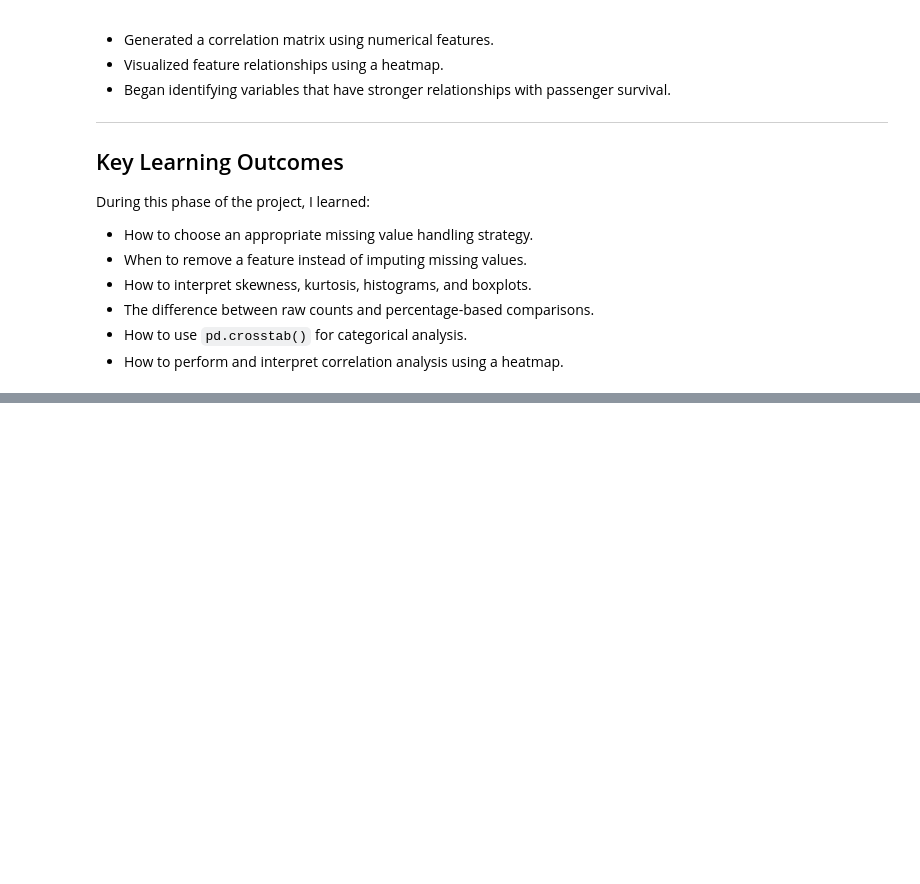
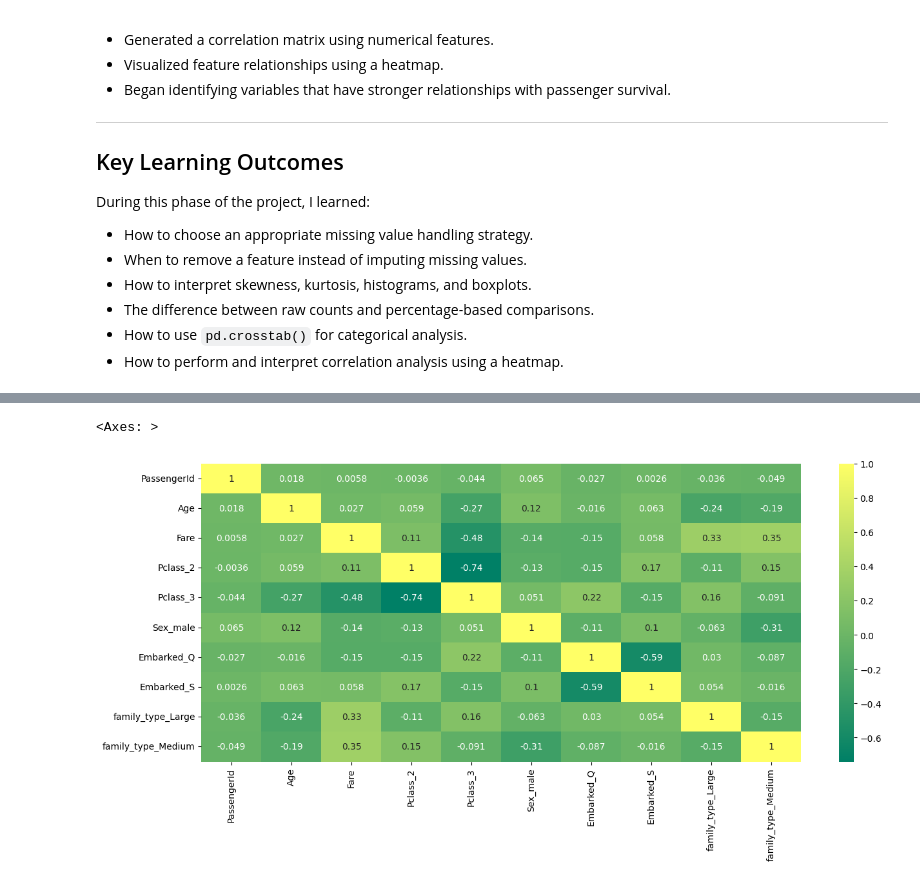
Before and after one commit to Shiri001/Titanic-Dataset-Analysis, a Jupyter notebook: notebooks/Titanic_EDA.ipynb, the cells around one changed output, grey strips where cells are left out. Saved outputs shown, nothing was run; the diff lists cells and outputs as text; code cells hidden in the pictures; blank space fills up the shorter version.

Commit message:
Complete Titanic exploratory data analysis

```diff
--- a/notebooks/Titanic_EDA.ipynb
+++ b/notebooks/Titanic_EDA.ipynb
@@ -607,0 +642,2 @@ During this phase of the project, I learned:
+# %%
+df.drop(columns=['SibSp', 'Parch', 'family_size'], inplace=True)
@@ -607,0 +664,7 @@ During this phase of the project, I learned:
+# %%
+#Handling Outliers
+
+#Age --> Normal distribution
+
+df = df[df['Age'] < (df['Age'].mean() + 3 * df['Age'].std())]
+df.shape
@@ -607,0 +673,13 @@ During this phase of the project, I learned:
+# %%
+# Fare --> not normal dist sor using IQR
+
+q1 = df['Fare'].quantile(0.25)
+q3 = df['Fare'].quantile(0.75)
+IQR = q3 - q1
+
+outlier_low = q1 - 1.5 * IQR
+outlier_high = q3 + 1.5 * IQR
+
+df = df[(df['Fare'] > outlier_low) & (df['Fare'] < outlier_high)]
+
+df.shape
@@ -607,0 +710,9 @@ During this phase of the project, I learned:
+# %%
+df = pd.get_dummies(data=df, columns=['Pclass', 'Sex', 'Embarked', 'family_type' ], drop_first=True)
+# %%
+plt.figure(figsize=(15,6))
+corr = df.corr(numeric_only=True)
+sns.heatmap(corr, annot=True, cmap="summer")
+# %% [output]
+<Axes: >
+[figure, added]
```
Also changed, not shown: parts of 11 cells of this notebook, 1 other file.
